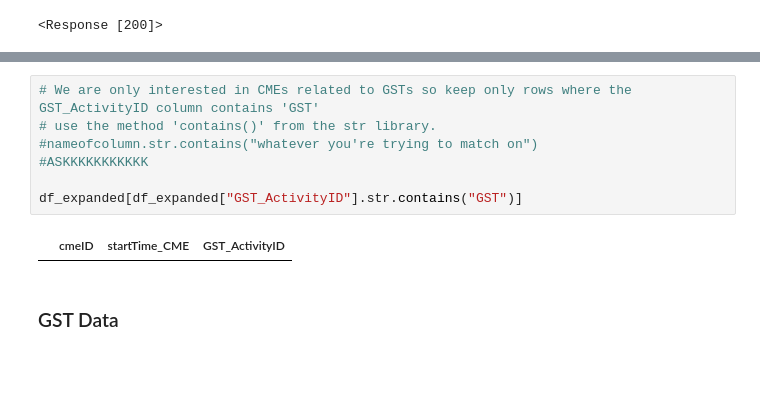
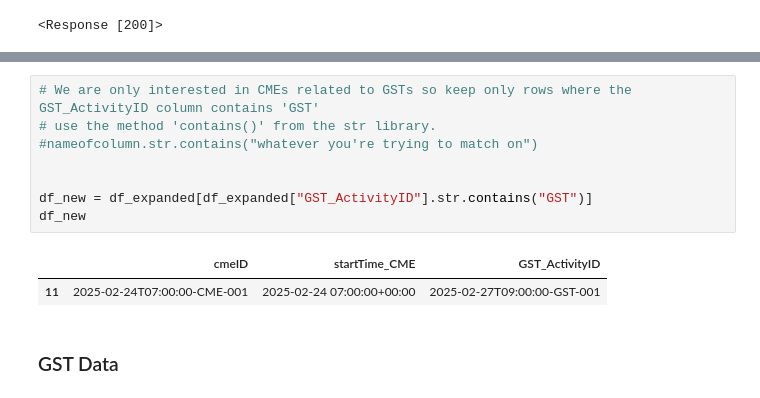
Before and after one commit to samanzahra1/Module_6_Challenge, a Jupyter notebook: retrieve_data.ipynb, the cells around one changed output, grey strips where cells are left out. Cells and saved outputs as stored; diff of their text form; blank space fills up the shorter version.

```diff
--- a/retrieve_data.ipynb
+++ b/retrieve_data.ipynb
@@ -251,12 +250,14 @@ df_expanded
 # %%
 # We are only interested in CMEs related to GSTs so keep only rows where the GST_ActivityID column contains 'GST'
 # use the method 'contains()' from the str library.
 #nameofcolumn.str.contains("whatever you're trying to match on")
-#ASKKKKKKKKKKK
 
-df_expanded[df_expanded["GST_ActivityID"].str.contains("GST")]
+
+df_new = df_expanded[df_expanded["GST_ActivityID"].str.contains("GST")]
+df_new
 # %% [output]
 |  | cmeID | startTime_CME | GST_ActivityID |
+| 11 | 2025-02-24T07:00:00-CME-001 | 2025-02-24 07:00:00+00:00 | 2025-02-27T09:00:00-GST-001 |
 # %% [markdown]
 ### GST Data
 # %%
```
Also changed, not shown: parts of 16 cells of this notebook.
